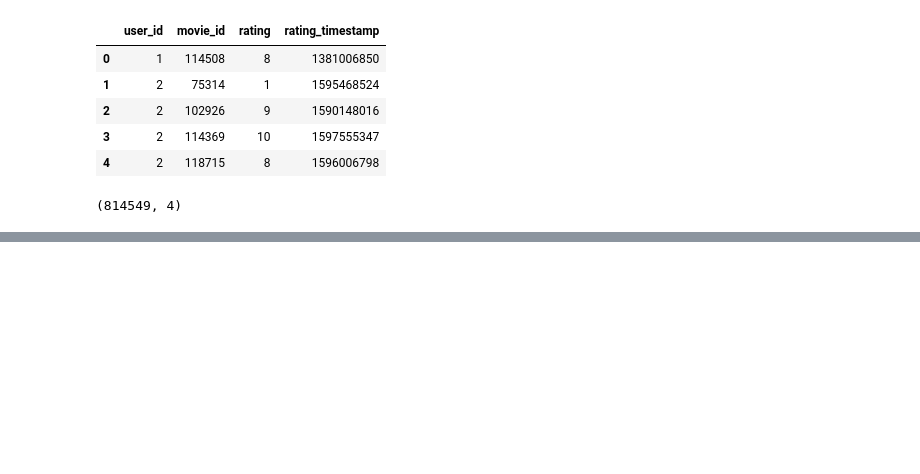
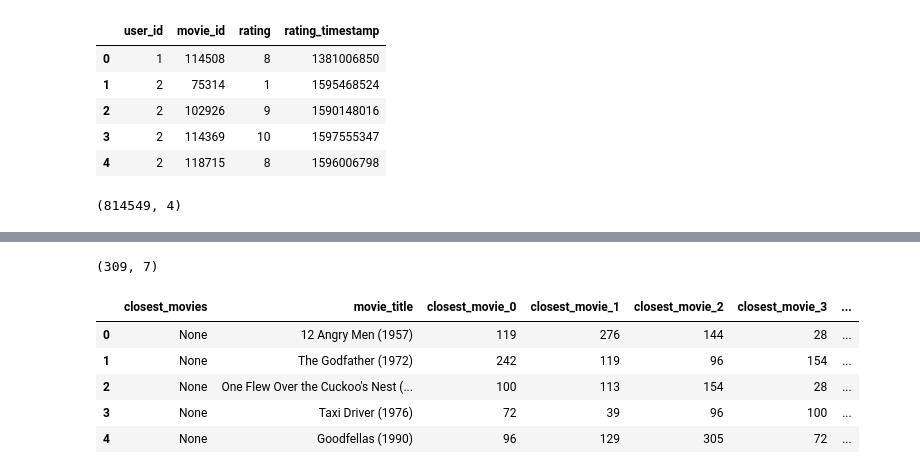
Before and after one commit to alibekU/movies_recommendations, a Jupyter notebook: analysis.ipynb, the cells around one changed output, grey strips where cells are left out. Cells and saved outputs as stored; diff of their text form; code cells hidden in the pictures; blank space fills up the shorter version.

```diff
--- a/analysis.ipynb
+++ b/analysis.ipynb
@@ -135,2 +250,4 @@ KeyboardInterrupt:
 # %%
-scores_df.shape
+all_closest_movies_df.shape
+# %% [output]
+(309, 7)
@@ -136,0 +260,14 @@ scores_df.shape
+# %%
+database_filepath = 'movie_recommendations.db'
+engine = create_engine('sqlite:///'+ database_filepath)
+df = pd.read_sql_table('Closest_movies', engine)
+engine.dispose()
+# %%
+df.head()
+# %% [output]
+|  | closest_movies | movie_title | closest_movie_0 | closest_movie_1 | closest_movie_2 | closest_movie_3 | ... |
+| 0 | None | 12 Angry Men (1957) | 119 | 276 | 144 | 28 | ... |
+| 1 | None | The Godfather (1972) | 242 | 119 | 96 | 154 | ... |
+| 2 | None | One Flew Over the Cuckoo's Nest (... | 100 | 113 | 154 | 28 | ... |
+| 3 | None | Taxi Driver (1976) | 72 | 39 | 96 | 100 | ... |
+| 4 | None | Goodfellas (1990) | 96 | 129 | 305 | 72 | ... |
```
Also changed, not shown: parts of 34 cells of this notebook.
